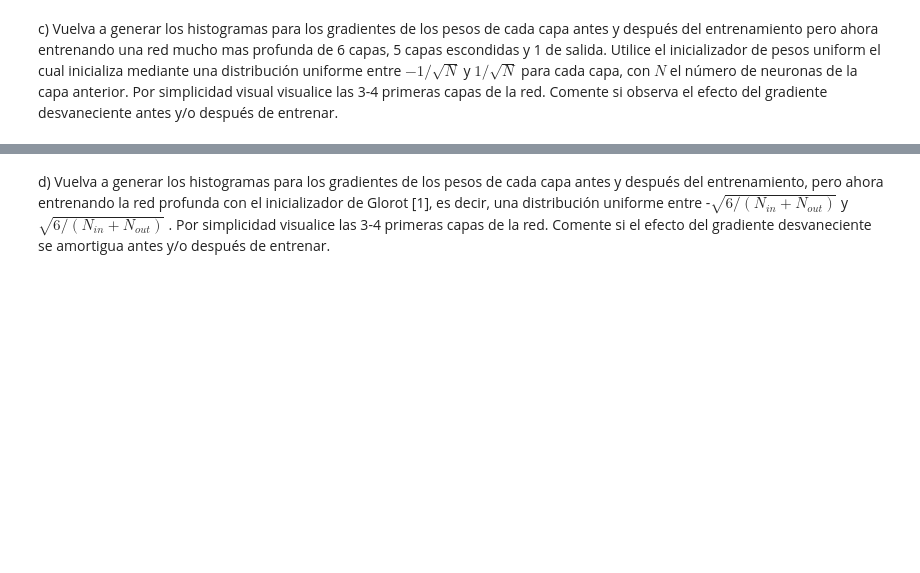
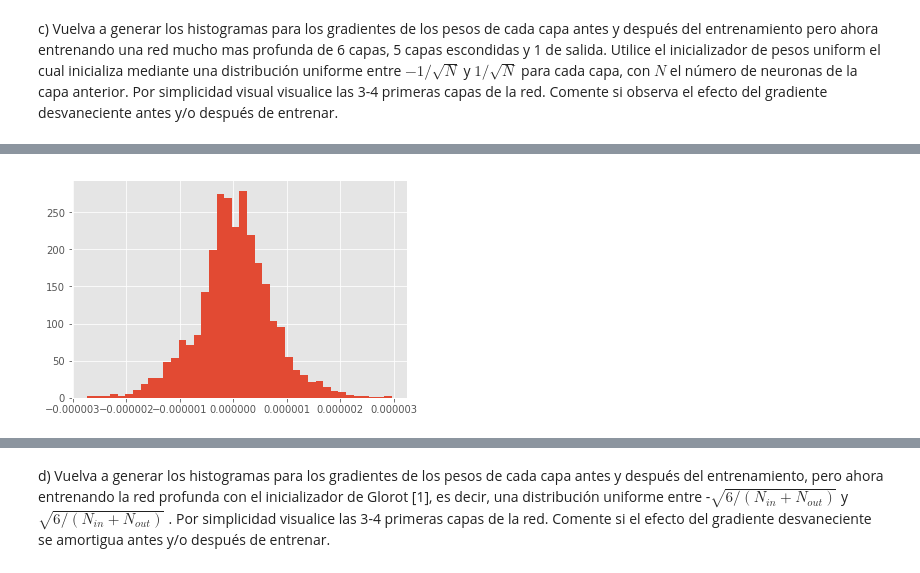
Before and after one commit to MrSutra/NeuralNetworks-1, a Jupyter notebook: Pregunta 2.ipynb, the cells around one changed output, grey strips where cells are left out. Cells and saved outputs as stored; diff of their text form; code cells hidden in the pictures; blank space fills up the shorter version.

```diff
--- a/Pregunta 2.ipynb
+++ b/Pregunta 2.ipynb
@@ -123,12 +114,21 @@ plt.show()
 # %% [markdown]
 c) Vuelva a generar los histogramas para los gradientes de los pesos de cada capa antes y después del entrenamiento pero ahora entrenando una red mucho mas profunda de 6 capas, 5 capas escondidas y 1 de salida. Utilice el inicializador de pesos uniform el cual inicializa mediante una distribución uniforme entre $-1/\sqrt{N}$ y $1/\sqrt{N}$ para cada capa, con $N$ el número de neuronas de la capa anterior. Por simplicidad visual visualice las 3-4 primeras capas de la red. Comente si observa el efecto del gradiente desvaneciente antes y/o después de entrenar.
 # %%
-model = Sequential()
-model.add(Dense(200, input_dim=X_train_scaled.shape[1], kernel_initializer='uniform',activation='sigmoid'))
-model.add(Dense(200, kernel_initializer='uniform',activation='sigmoid'))
-model.add(Dense(200,  kernel_initializer='uniform',activation='sigmoid'))
-model.add(Dense(200, kernel_initializer='uniform',activation='sigmoid'))
-model.add(Dense(200, kernel_initializer='uniform',activation='sigmoid'))
-model.add(Dense(1, kernel_initializer='uniform',activation='linear'))
+model_6 = Sequential()
+model_6.add(Dense(200, input_dim=X_train_scaled.shape[1], kernel_initializer='uniform',activation='sigmoid'))
+model_6.add(Dense(200, kernel_initializer='uniform',activation='sigmoid'))
+model_6.add(Dense(200,  kernel_initializer='uniform',activation='sigmoid'))
+model_6.add(Dense(200, kernel_initializer='uniform',activation='sigmoid'))
+model_6.add(Dense(200, kernel_initializer='uniform',activation='sigmoid'))
+model_6.add(Dense(1, kernel_initializer='uniform',activation='linear'))
 sgd = SGD(lr=0.01)
-model.compile(optimizer=sgd,loss='mean_squared_error')
+model_6.compile(optimizer=sgd,loss='mean_squared_error')
+# %%
+###calculate gradients
+loss = keras.losses.mean_squared_error(model_6.output,y_train)
+listOfVariableTensors = model_6.trainable_weights
+#We can now calculate the gradients.
+gradients = K.gradients(loss, listOfVariableTensors)
+sess = K.get_session()
+evaluated_gradients_6 = sess.run(gradients,feed_dict={model_6.input:X_train_scaled})
+evaluated_gradients_6 = [gradient/len(y_train) for gradient in evaluated_gradients_6]
@@ -134,0 +151,6 @@ model.compile(optimizer=sgd,loss='mean_squared_error')
+# %%
+plt.hist(evaluated_gradients_6[0].flatten(),40)
+#plt.xla
+plt.show()
+# %% [output]
+[figure, added]
```
Also changed, not shown: parts of 12 cells of this notebook, 1 other file.
